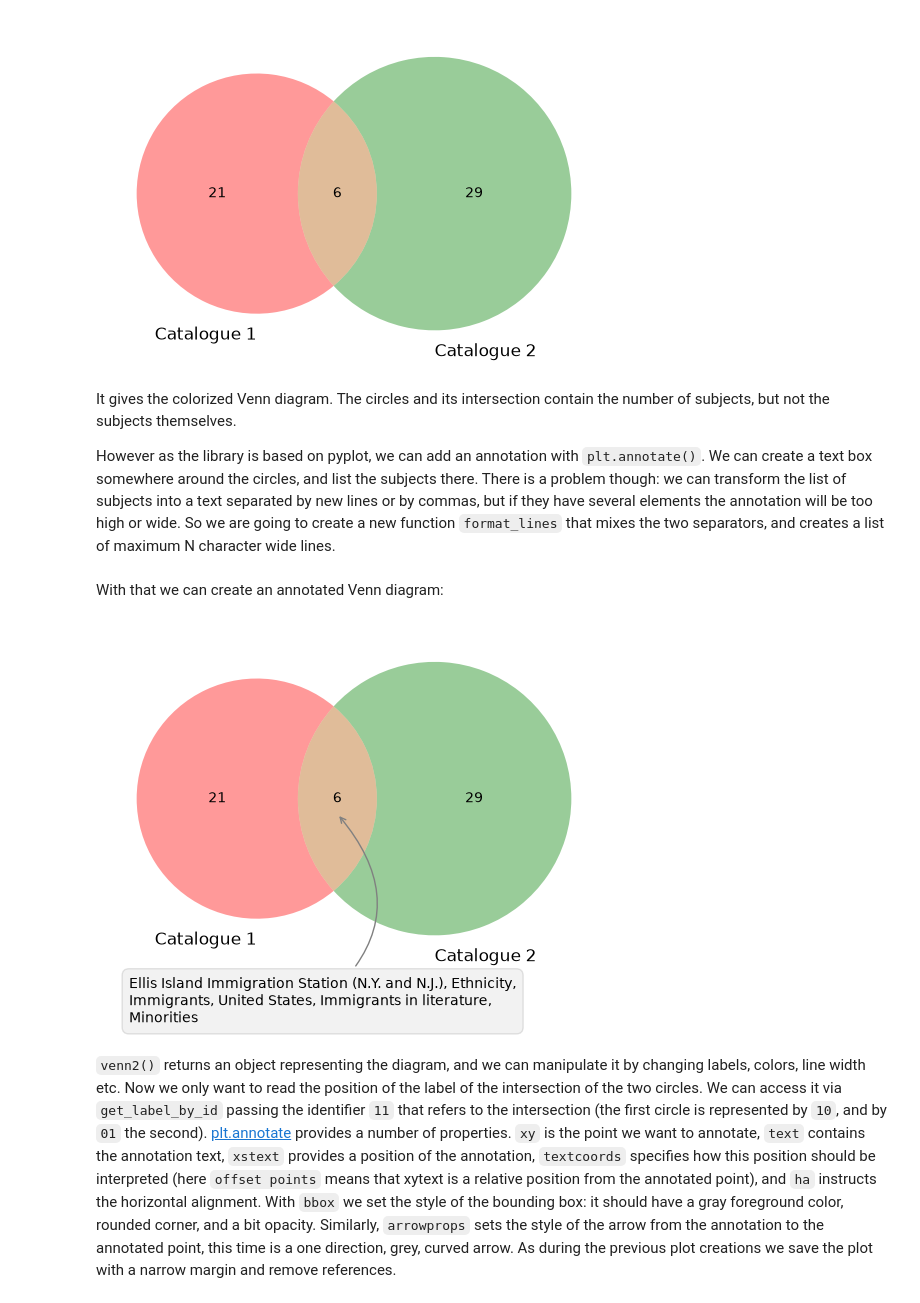
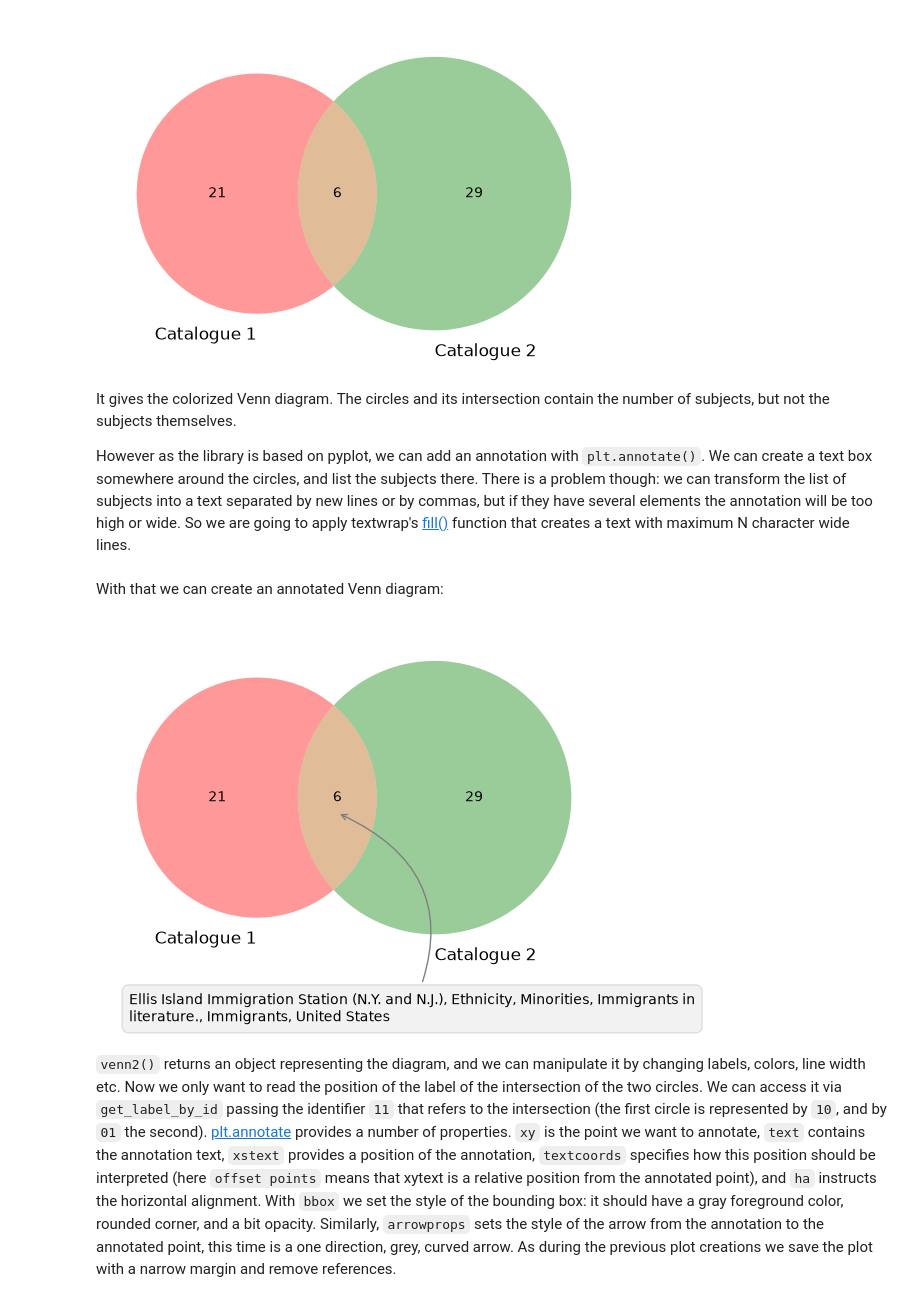
Before and after one commit to programminghistorian/ph-submissions, a Jupyter notebook: assets/enablar-lesson-5/enablar-lesson-5b-analysis.ipynb, the cells around one changed output. Drawn from its saved outputs; the diff is of its cells as text; code cells hidden in the pictures.

Commit message:
enablar lesson 5: improve Venn diagram with textwrap

```diff
--- a/assets/enablar-lesson-5/enablar-lesson-5b-analysis.ipynb
+++ b/assets/enablar-lesson-5/enablar-lesson-5b-analysis.ipynb
@@ -170,4 +184,4 @@ plt.close()
 # %% [markdown]
 It gives the colorized Venn diagram. The circles and its intersection contain the number of subjects, but not the subjects themselves.
 
-However as the library is based on pyplot, we can add an annotation with `plt.annotate()`. We can create a text box somewhere around the circles, and list the subjects there. There is a problem though: we can transform the list of subjects into a text separated by new lines or by commas, but if they have several elements the annotation will be too high or wide. So we are going to create a new function `format_lines` that mixes the two separators, and creates a list of maximum N character wide lines.
+However as the library is based on pyplot, we can add an annotation with `plt.annotate()`. We can create a text box somewhere around the circles, and list the subjects there. There is a problem though: we can transform the list of subjects into a text separated by new lines or by commas, but if they have several elements the annotation will be too high or wide. So we are going to apply textwrap's [fill()](https://docs.python.org/3/library/textwrap.html#textwrap.fill) function that creates a text with maximum N character wide lines.
@@ -207,23 +190,23 @@ With that we can create an annotated Venn diagram:
 # %%
 venn_diagram = venn2([headings_a, headings_b], ('Catalogue 1', 'Catalogue 2'))
 plt.annotate(
-    text=format_lines(result["shared"], 60),
+    text=textwrap.fill(', '.join(result["shared"]), width=90),
     xy=venn_diagram.get_label_by_id('11').get_position() - np.array([0, 0.05]),
     xytext=(-150,-150),
     ha='left',
     textcoords='offset points',
     bbox=dict(
         boxstyle='round,pad=0.5',
         fc='gray',
         alpha=0.1),
     arrowprops=dict(
         arrowstyle='->',
         connectionstyle='arc3,rad=0.5',
         color='gray'
     )
 )
 plt.show()
 # %% [output]
-[figure, old version]
+[figure, new version]
 # %% [markdown]
 `venn2()` returns an object representing the diagram, and we can manipulate it by changing labels, colors, line width etc. Now we only want to read the position of the label of the intersection of the two circles. We can access it via `get_label_by_id` passing the identifier `11` that refers to the intersection (the first circle is represented by `10`, and by `01` the second). [plt.annotate](https://matplotlib.org/stable/api/_as_gen/matplotlib.axes.Axes.annotate.html#matplotlib.axes.Axes.annotate) provides a number of properties. `xy` is the point we want to annotate, `text` contains the annotation text, `xstext` provides a position of the annotation, `textcoords` specifies how this position should be interpreted (here `offset points` means that xytext is a relative position from the annotated point), and `ha` instructs the horizontal alignment. With `bbox` we set the style of the bounding box: it should have a gray foreground color, rounded corner, and a bit opacity. Similarly, `arrowprops` sets the style of the arrow from the annotation to the annotated point, this time is a one direction, grey, curved arrow. As during the previous plot creations we save the plot with a narrow margin and remove references.
```
Also changed, not shown: parts of 5 cells of this notebook, 1 other file.
